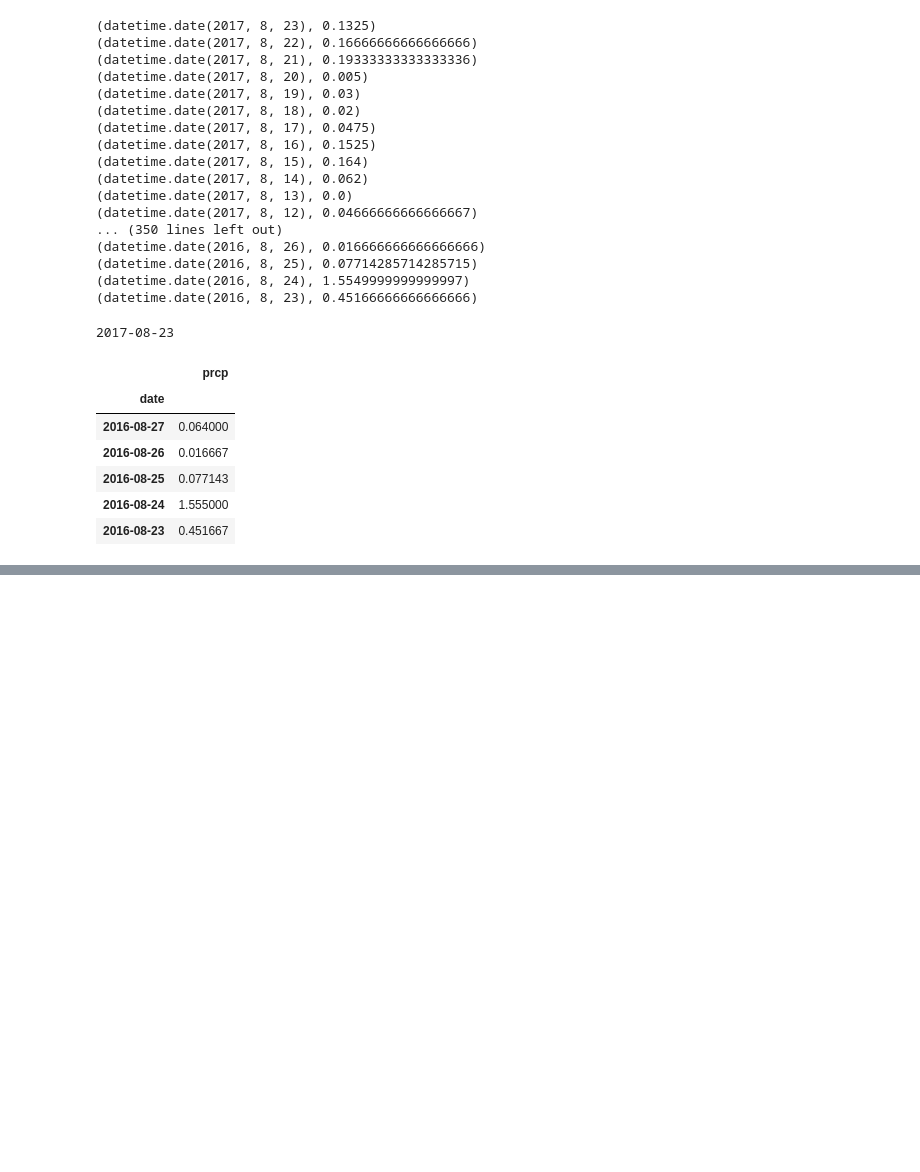
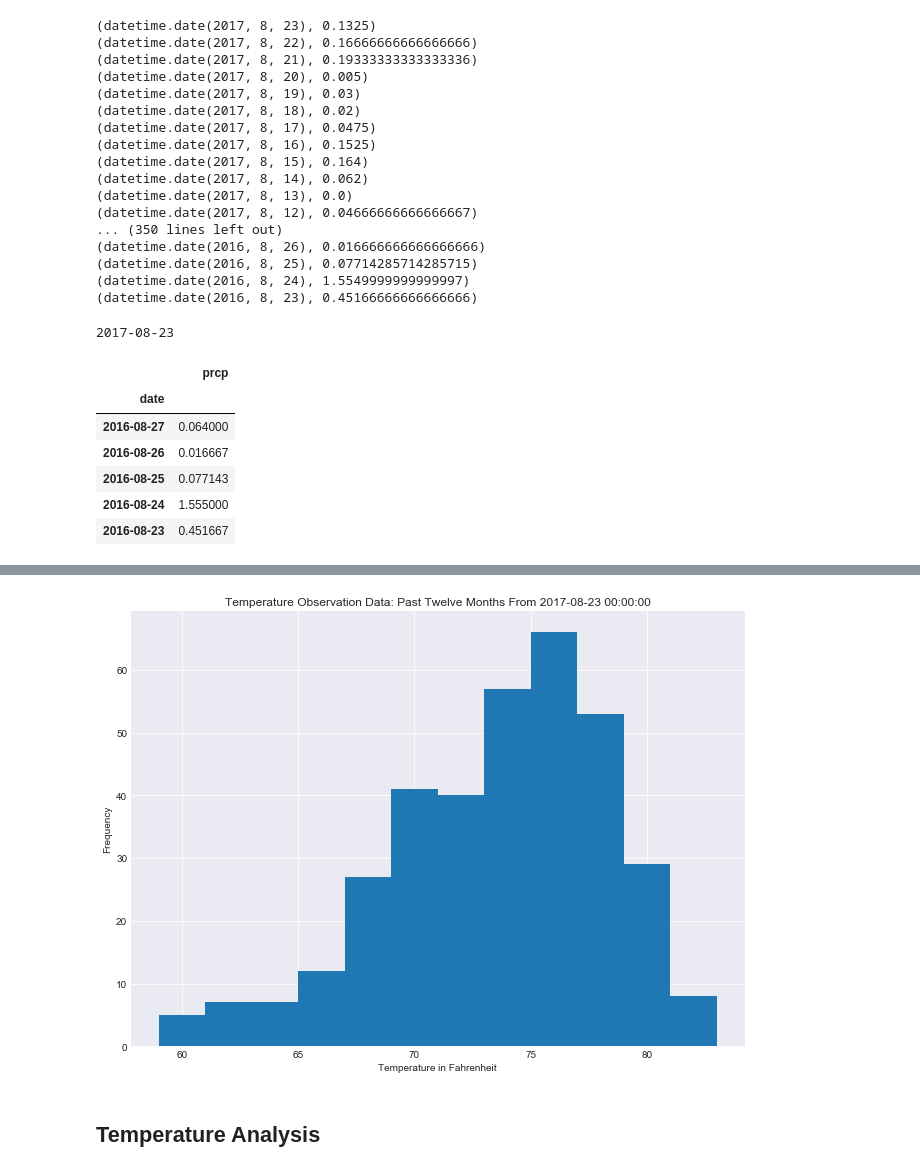
Before and after one commit to Kevinxy00/Database-Engineering, a Jupyter notebook: climate_analysis.ipynb, the cells around one changed output, grey strips where cells are left out. Saved outputs shown, nothing was run; the diff lists cells and outputs as text; code cells hidden in the pictures; blank space fills up the shorter version.

Commit message:
finished station analysis

```diff
--- a/climate_analysis.ipynb
+++ b/climate_analysis.ipynb
@@ -152,0 +175,20 @@ plt.show()
+# %%
+''' Query to find the most active stations.
+  * List the stations and observation counts in descending order
+  * Which station has the highest number of observations?
+'''
+station_active = session.query(Measurement.station, func.count(Measurement.station))\
+                                .group_by(Measurement.station)\
+                                .order_by(func.count(Measurement.station).desc())
+
+# Printing findings
+print('Station and activity count:')
+print('**********************')
+
+for instance in station_active:
+    print(instance)
+
+station_most = station_active[0][0]
+
+print('**********************')
+print('Most Active Station: ' + station_most)
@@ -152,0 +209,10 @@ plt.show()
+# %%
+''' Query to retrieve the last 12 months of temperature observation data (tobs).
+  * Filter by the station with the highest number of observations.
+'''
+Last_Temps = session.query(Measurement.date, Measurement.temp)\
+            .filter(Measurement.station==station_most, Measurement.date >= year_date)
+
+# Check if query was correct
+for item in Last_Temps:
+    print(item)
@@ -152,0 +237,6 @@ plt.show()
+# %%
+# * Load the query results into a Pandas DataFrame and set the index to the date column.
+Date = [row[0] for row in Last_Temps]
+Temps = [row[1] for row in Last_Temps]
+Last_Temps_df = pd.DataFrame(list(zip(Date, Temps)), columns=['date', 'temp'])
+Last_Temps_df.tail()
@@ -152,0 +250,11 @@ plt.show()
+# %%
+# Plot the results as a histogram with `bins=12`.
+Last_Temps_df.hist(figsize=(11, 8), bins=12)
+plt.title('Temperature Observation Data: Past Twelve Months From ' + str(Latest_date[0]))
+plt.xlabel('Temperature in Fahrenheit')
+plt.ylabel('Frequency')
+plt.show()
+# %% [output]
+[figure, added]
+# %% [markdown]
+## Temperature Analysis
```
Also changed, not shown: parts of 10 cells of this notebook.
